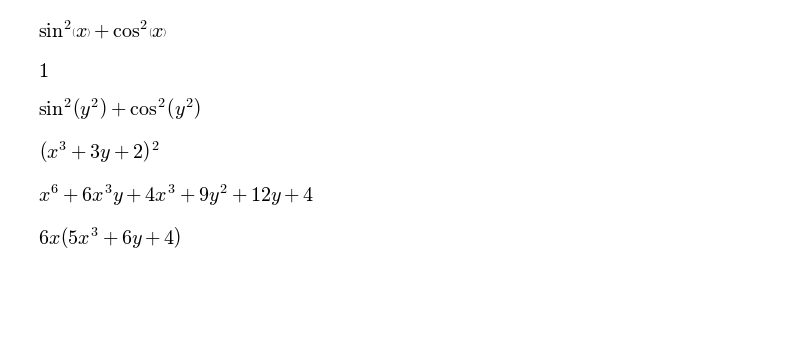
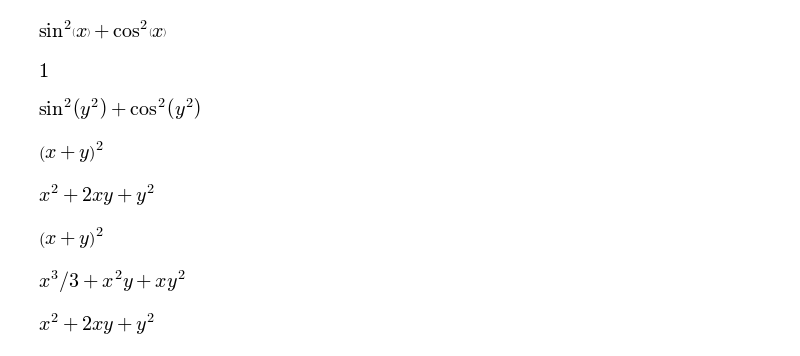
Before and after one commit to vicente-gonzalez-ruiz/YAPT, a Jupyter notebook: scientific_computation.ipynb, the cells around one changed output. Cells and saved outputs as stored; diff of their text form; code cells hidden in the pictures; blank space fills up the shorter version.

```diff
--- a/scientific_computation.ipynb
+++ b/scientific_computation.ipynb
@@ -523,15 +575,27 @@ expr.subs(x, y**2)
 # %% [output]
 [figure]
 # %%
-expr = (x ** 3 + 3 * y + 2) ** 2
+expr = (x + y) ** 2
 expr
 # %% [output]
-[figure, old version]
+[figure, new version]
 # %%
-expr.expand()
+expr = expr.expand()
+expr
 # %% [output]
-[figure, old version]
+[figure, new version]
-# %%
-expr.diff(x, 2) # Second derivative with respect to x
-# %% [output]
-[figure, removed]
+# %%
+expr = expr.factor()
+expr
+# %% [output]
+[figure, added]
+# %%
+expr = expr.integrate(x)
+expr
+# %% [output]
+[figure, added]
+# %%
+expr = expr.diff(x)
+expr
+# %% [output]
+[figure, added]
```
Also changed, not shown: parts of 5 cells of this notebook.
